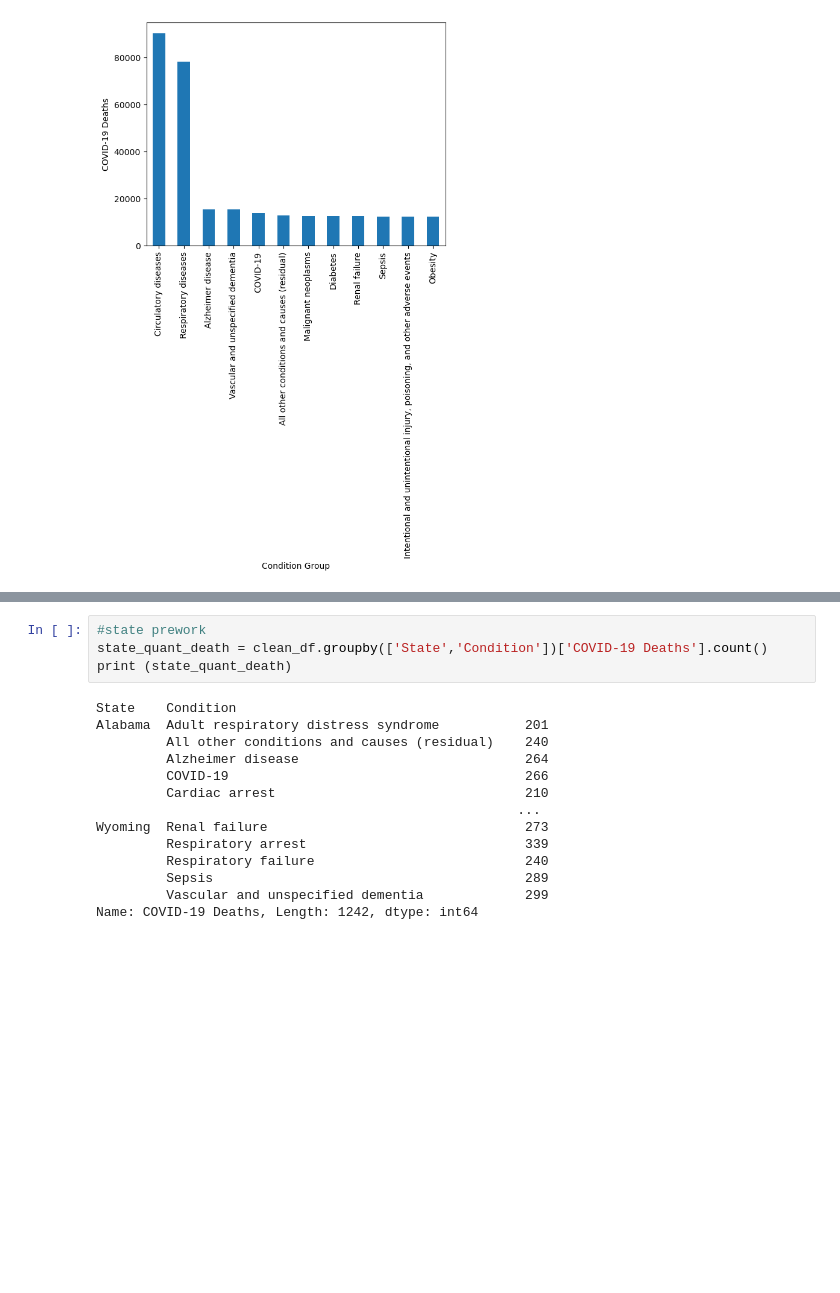
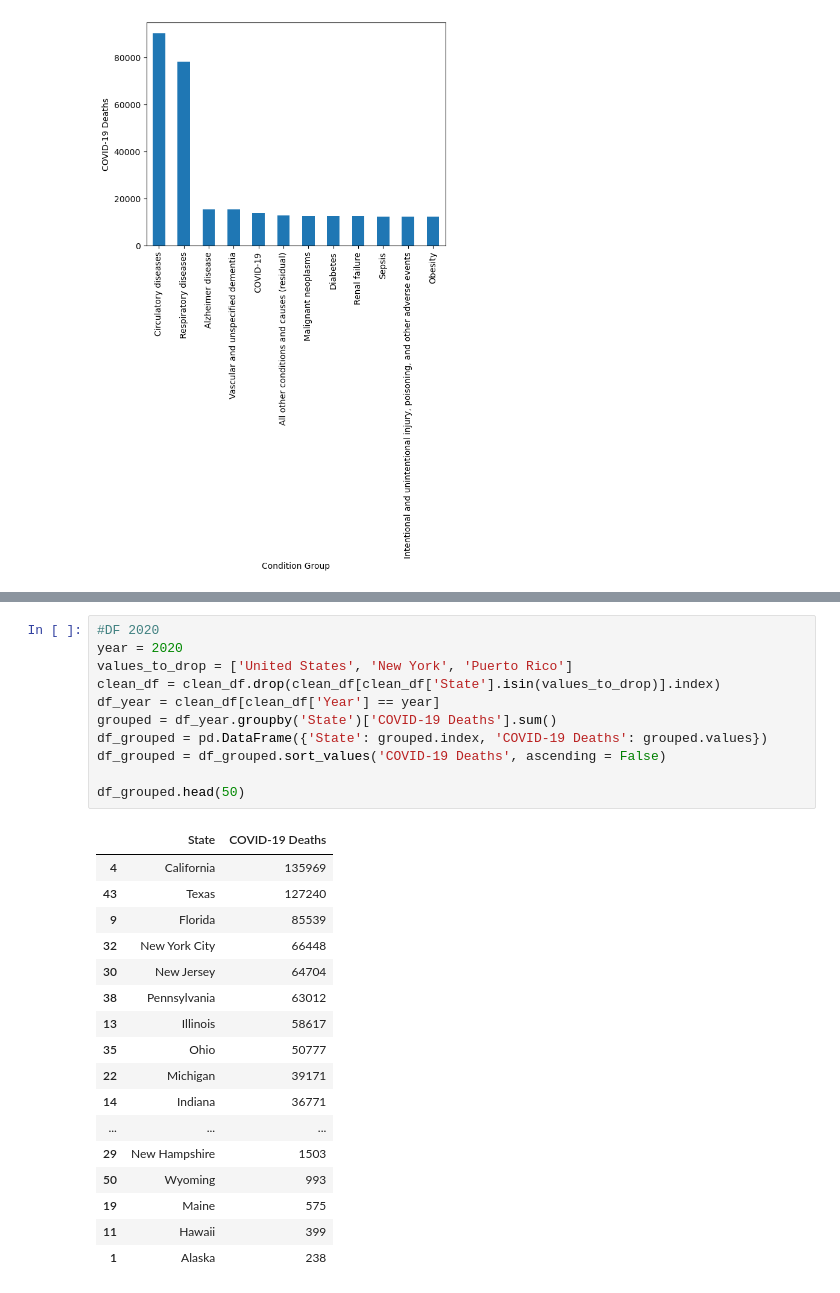
Before and after one commit to willbang548/Group_1, a Jupyter notebook: rbruceq1.ipynb, the cells around one changed output, grey strips where cells are left out. Drawn from its saved outputs; the diff is of its cells as text; blank space fills up the shorter version.

Commit message:
New Death totals by state

```diff
--- a/rbruceq1.ipynb
+++ b/rbruceq1.ipynb
@@ -56,18 +56,29 @@ plt.show()
-# %%
-#state prework
-state_quant_death = clean_df.groupby(['State','Condition'])['COVID-19 Deaths'].count()
-print (state_quant_death)
-# %% [output]
-State    Condition
-Alabama  Adult respiratory distress syndrome           201
-         All other conditions and causes (residual)    240
-         Alzheimer disease                             264
-         COVID-19                                      266
-         Cardiac arrest                                210
-                                                      ...
-Wyoming  Renal failure                                 273
-         Respiratory arrest                            339
-         Respiratory failure                           240
-         Sepsis                                        289
-         Vascular and unspecified dementia             299
-Name: COVID-19 Deaths, Length: 1242, dtype: int64
+# %%
+#DF 2020
+year = 2020
+values_to_drop = ['United States', 'New York', 'Puerto Rico']
+clean_df = clean_df.drop(clean_df[clean_df['State'].isin(values_to_drop)].index)
+df_year = clean_df[clean_df['Year'] == year]
+grouped = df_year.groupby('State')['COVID-19 Deaths'].sum()
+df_grouped = pd.DataFrame({'State': grouped.index, 'COVID-19 Deaths': grouped.values})
+df_grouped = df_grouped.sort_values('COVID-19 Deaths', ascending = False)
+
+df_grouped.head(50)
+# %% [output]
+|  | State | COVID-19 Deaths |
+| 4 | California | 135969 |
+| 43 | Texas | 127240 |
+| 9 | Florida | 85539 |
+| 32 | New York City | 66448 |
+| 30 | New Jersey | 64704 |
+| 38 | Pennsylvania | 63012 |
+| 13 | Illinois | 58617 |
+| 35 | Ohio | 50777 |
+| 22 | Michigan | 39171 |
+| 14 | Indiana | 36771 |
+| ... | ... | ... |
+| 29 | New Hampshire | 1503 |
+| 50 | Wyoming | 993 |
+| 19 | Maine | 575 |
+| 11 | Hawaii | 399 |
+| 1 | Alaska | 238 |
```
Also changed, not shown: parts of 2 cells of this notebook.
